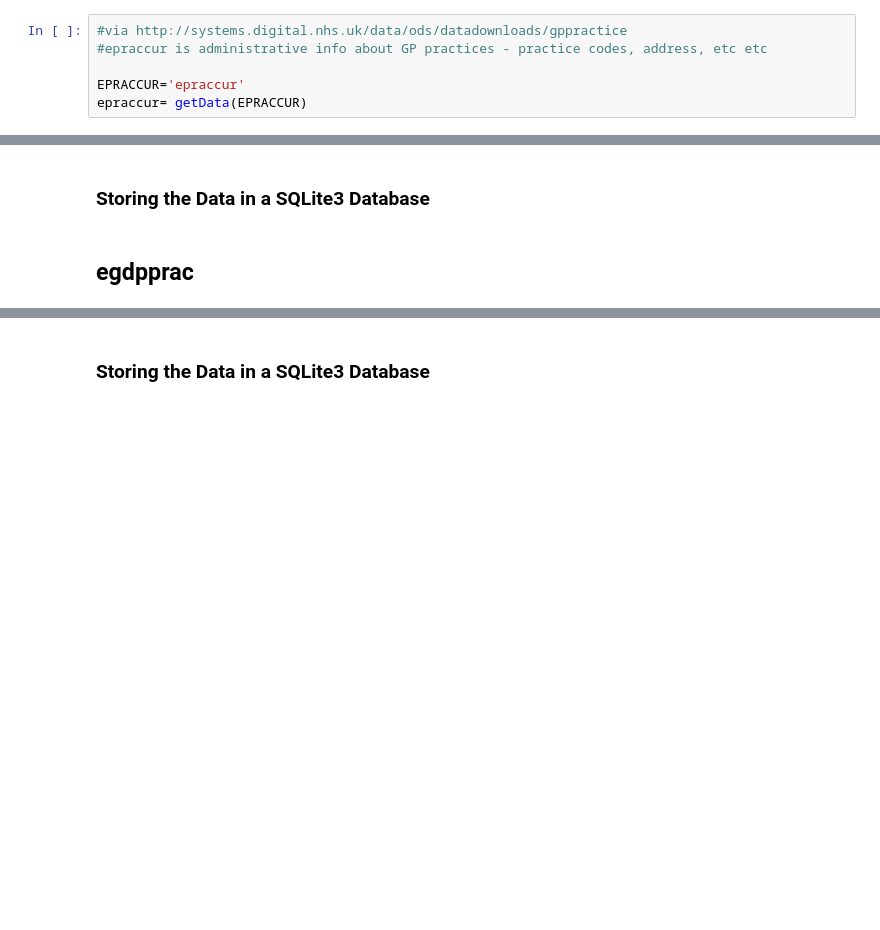
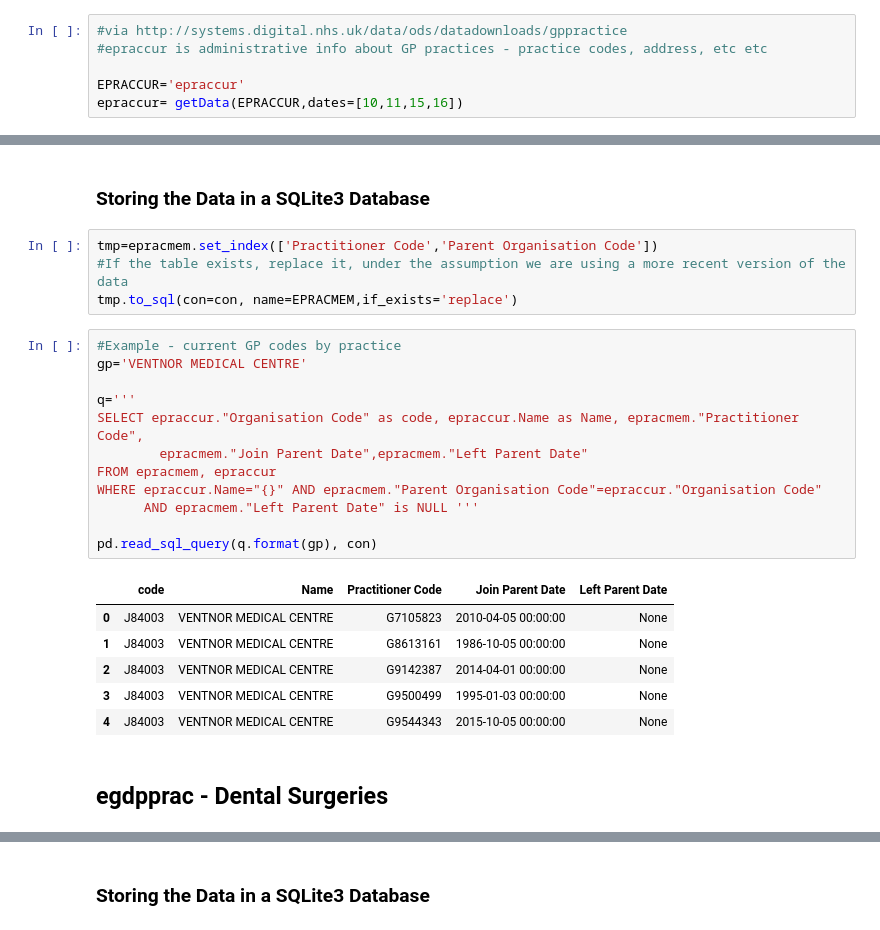
Before and after one commit to psychemedia/openHealthDataDoodles, a Jupyter notebook: notebooks/NHS and GP Administrative Data.ipynb, the cells around one changed output, grey strips where cells are left out. Saved outputs shown, nothing was run; the diff lists cells and outputs as text; blank space fills up the shorter version.

```diff
--- a/notebooks/NHS and GP Administrative Data.ipynb
+++ b/notebooks/NHS and GP Administrative Data.ipynb
@@ -48,5 +48,5 @@ def getData(typ,dates=None):
 #epraccur is administrative info about GP practices - practice codes, address, etc etc
 
 EPRACCUR='epraccur'
-epraccur= getData(EPRACCUR)
+epraccur= getData(EPRACCUR,dates=[10,11,15,16])
 # %% [output]
@@ -364,6 +432,29 @@ epracmem[epracmem['Parent Organisation Code']=='J84020']
 | 115777 | G9710832 | J84020 | P | 1997-11-17 | 2005-04-30 | ... |
 # %% [markdown]
 ### Storing the Data in a SQLite3 Database
+# %%
+tmp=epracmem.set_index(['Practitioner Code','Parent Organisation Code'])
+#If the table exists, replace it, under the assumption we are using a more recent version of the data
+tmp.to_sql(con=con, name=EPRACMEM,if_exists='replace')
+# %%
+#Example - current GP codes by practice
+gp='VENTNOR MEDICAL CENTRE'
+
+q='''
+SELECT epraccur."Organisation Code" as code, epraccur.Name as Name, epracmem."Practitioner Code",
+        epracmem."Join Parent Date",epracmem."Left Parent Date"
+FROM epracmem, epraccur
+WHERE epraccur.Name="{}" AND epracmem."Parent Organisation Code"=epraccur."Organisation Code"
+      AND epracmem."Left Parent Date" is NULL '''
+
+pd.read_sql_query(q.format(gp), con)
+# %% [output]
+|  | code | Name | Practitioner Code | Join Parent Date | Left Parent Date |
+| 0 | J84003 | VENTNOR MEDICAL CENTRE | G7105823 | 2010-04-05 00:00:00 | None |
+| 1 | J84003 | VENTNOR MEDICAL CENTRE | G8613161 | 1986-10-05 00:00:00 | None |
+| 2 | J84003 | VENTNOR MEDICAL CENTRE | G9142387 | 2014-04-01 00:00:00 | None |
+| 3 | J84003 | VENTNOR MEDICAL CENTRE | G9500499 | 1995-01-03 00:00:00 | None |
+| 4 | J84003 | VENTNOR MEDICAL CENTRE | G9544343 | 2015-10-05 00:00:00 | None |
 # %% [markdown]
-## egdpprac
+## egdpprac - Dental Surgeries
 # %%
```
Also changed, not shown: parts of 52 cells of this notebook, 1 other file.
